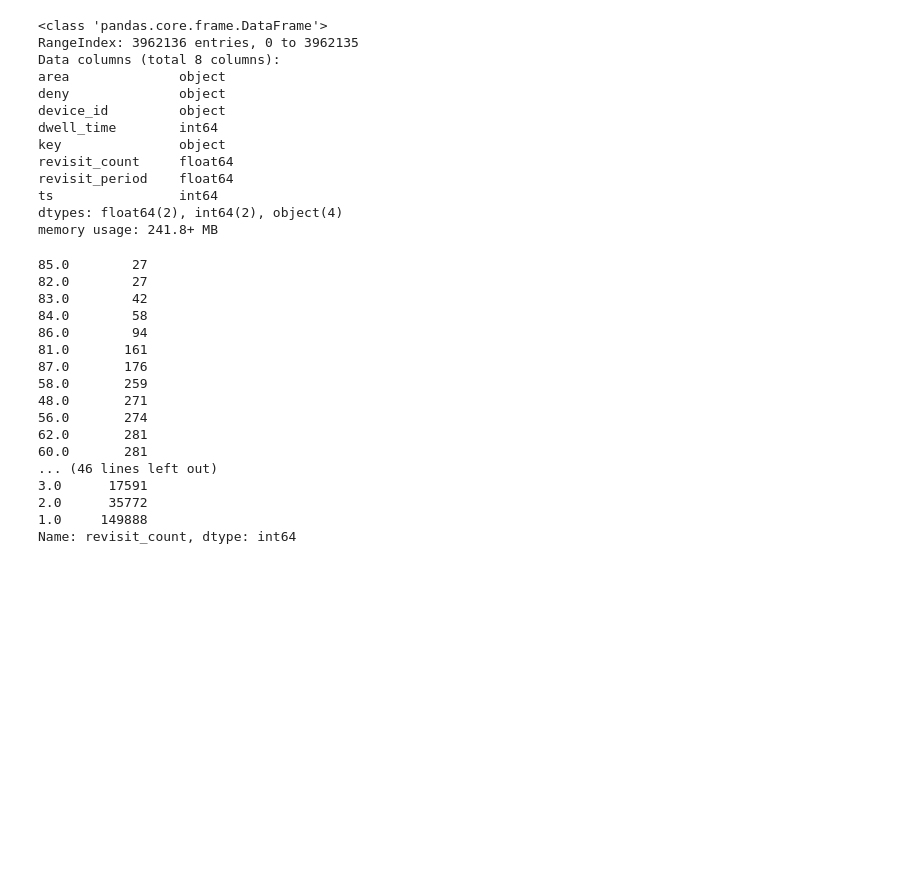
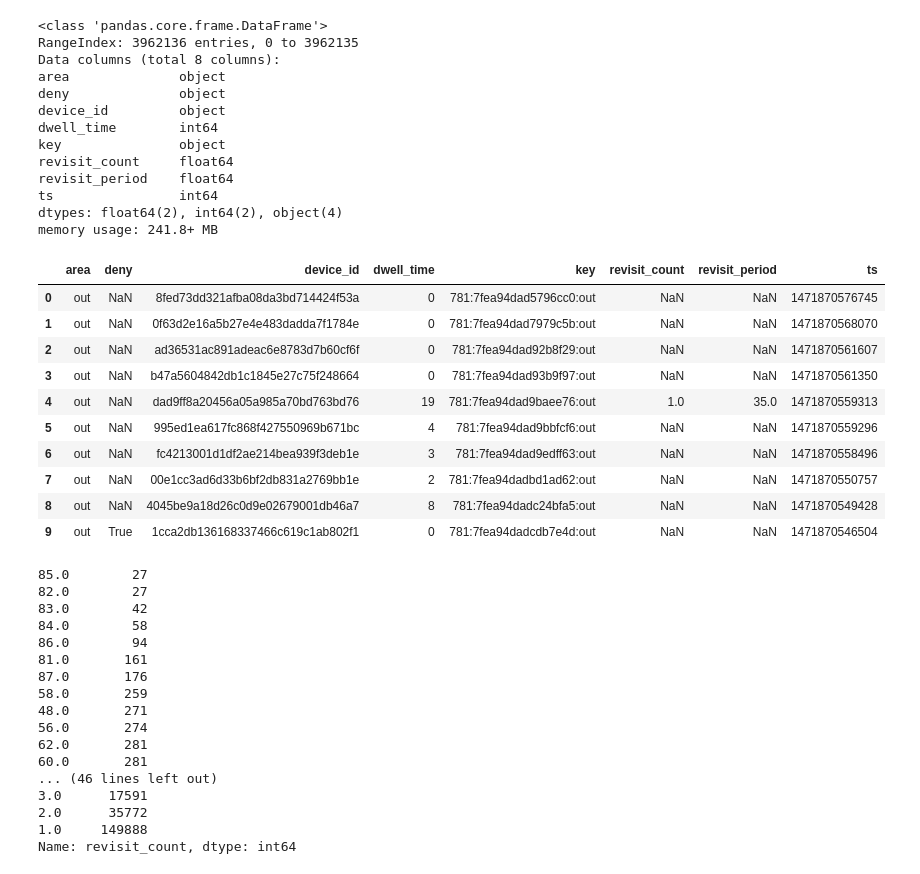
Before and after one commit to Yoo-Ju/MSRA_proposal_wifi_log, a Jupyter notebook: notebook/basic_analysis.ipynb, the cells around one changed output. Cells and saved outputs as stored; diff of their text form; code cells hidden in the pictures; blank space fills up the shorter version.

Commit message:
basic dataframe generated

```diff
--- a/notebook/basic_analysis.ipynb
+++ b/notebook/basic_analysis.ipynb
@@ -81,6 +81,20 @@ revisit_period    float64
 ts                int64
 dtypes: float64(2), int64(2), object(4)
 memory usage: 241.8+ MB
+# %%
+df.head(10)
+# %% [output]
+|  | area | deny | device_id | dwell_time | key | revisit_count | revisit_period | ts |
+| 0 | out | NaN | 8fed73dd321afba08da3bd714424f53a | 0 | 781:7fea94dad5796cc0:out | NaN | NaN | 1471870576745 |
+| 1 | out | NaN | 0f63d2e16a5b27e4e483dadda7f1784e | 0 | 781:7fea94dad7979c5b:out | NaN | NaN | 1471870568070 |
+| 2 | out | NaN | ad36531ac891adeac6e8783d7b60cf6f | 0 | 781:7fea94dad92b8f29:out | NaN | NaN | 1471870561607 |
+| 3 | out | NaN | b47a5604842db1c1845e27c75f248664 | 0 | 781:7fea94dad93b9f97:out | NaN | NaN | 1471870561350 |
+| 4 | out | NaN | dad9ff8a20456a05a985a70bd763bd76 | 19 | 781:7fea94dad9baee76:out | 1.0 | 35.0 | 1471870559313 |
+| 5 | out | NaN | 995ed1ea617fc868f427550969b671bc | 4 | 781:7fea94dad9bbfcf6:out | NaN | NaN | 1471870559296 |
+| 6 | out | NaN | fc4213001d1df2ae214bea939f3deb1e | 3 | 781:7fea94dad9edff63:out | NaN | NaN | 1471870558496 |
+| 7 | out | NaN | 00e1cc3ad6d33b6bf2db831a2769bb1e | 2 | 781:7fea94dadbd1ad62:out | NaN | NaN | 1471870550757 |
+| 8 | out | NaN | 4045be9a18d26c0d9e02679001db46a7 | 8 | 781:7fea94dadc24bfa5:out | NaN | NaN | 1471870549428 |
+| 9 | out | True | 1cca2db136168337466c619c1ab802f1 | 0 | 781:7fea94dadcdb7e4d:out | NaN | NaN | 1471870546504 |
 # %%
 df.loc[:,"revisit_count"].value_counts(ascending=True)
 # %% [output]
```
Also changed, not shown: 1 other file.
